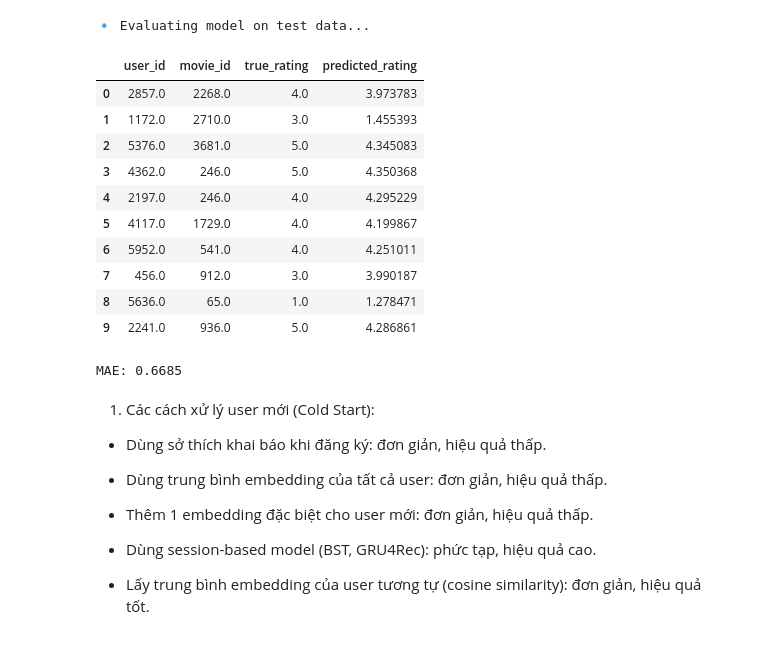
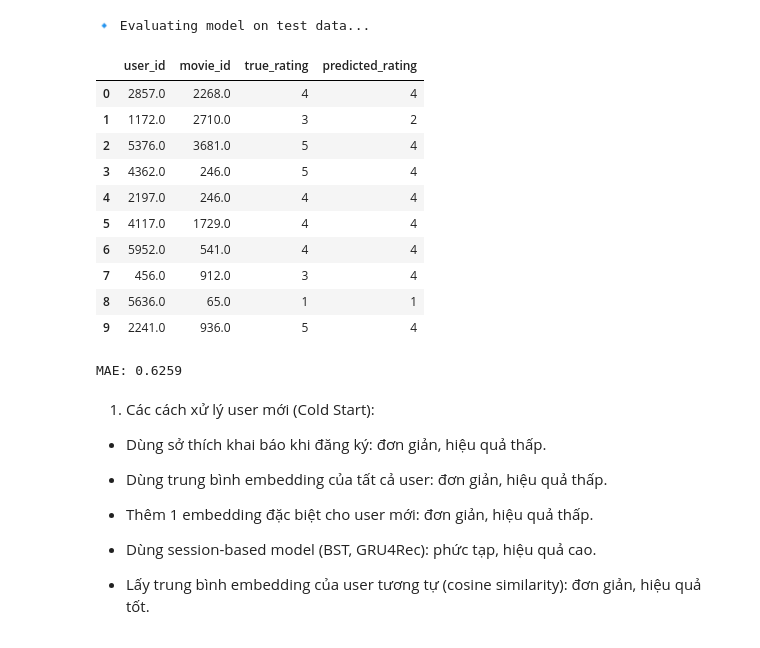
Before and after one commit to Chi-nguyenthiha/DoAn_63133022_NguyenThiHaChi_TTQL, a Jupyter notebook: notebooks/NCF_riu_ver2.ipynb, the cells around one changed output. Cells and saved outputs as stored; diff of their text form; code cells hidden in the pictures.

```diff
--- a/notebooks/NCF_riu_ver2.ipynb
+++ b/notebooks/NCF_riu_ver2.ipynb
@@ -66,9 +66,12 @@ import os
 os.makedirs("weights", exist_ok=True)
 # %%
 print("🔹 Loading data...")
-ratings_data = pd.read_csv('/Users/chi.nguyenth/Documents/DoAn_63133022_NguyenThiHaChi/dataset/1m/ratings.dat', sep='::', names=cols_dict['ratings'], engine='python')
-users_data = pd.read_csv('/Users/chi.nguyenth/Documents/DoAn_63133022_NguyenThiHaChi/dataset/1m/users.dat', sep='::', names=cols_dict['users'], engine='python')
-items_data = pd.read_csv('/Users/chi.nguyenth/Documents/DoAn_63133022_NguyenThiHaChi/dataset/1m/movies.dat', sep='::', names=cols_dict['items'], encoding='latin-1', engine='python')
+ratings_data = pd.read_csv('/Users/chi.nguyenth/Documents/DoAn_63133022_NguyenThiHaChi/dataset/1m/ratings.dat',
+                           sep='::', names=cols_dict['ratings'], engine='python')
+users_data = pd.read_csv('/Users/chi.nguyenth/Documents/DoAn_63133022_NguyenThiHaChi/dataset/1m/users.dat',
+                         sep='::', names=cols_dict['users'], engine='python')
+items_data = pd.read_csv('/Users/chi.nguyenth/Documents/DoAn_63133022_NguyenThiHaChi/dataset/1m/movies.dat',
+                         sep='::', names=cols_dict['items'], encoding='latin-1', engine='python')
 
 print("✅ Data loaded.")
 print("Ratings data (3 rows):")
@@ -339,36 +342,42 @@ with torch.no_grad():
 # %%
 # Đưa dữ liệu thực và dự đoán vào DataFrame
 results_df = pd.DataFrame({
     'user_id': y_ratings_test[:, 0],
     'movie_id': y_ratings_test[:, 1],
-    'true_rating': y_ratings_test[:, 2],    # Rating gốc
-    'predicted_rating': y_pred.flatten()    # Rating model dự đoán
+    'true_rating': y_ratings_test[:, 2],
+    'predicted_rating': y_pred.flatten()
 })
 
-# Scale lại nếu cần (vì bạn normalize rating từ 0–1 lúc training)
+# Scale lại
 results_df['true_rating'] = results_df['true_rating'] * 5
 results_df['predicted_rating'] = results_df['predicted_rating'] * 5
 
-# Preview
+# Làm tròn và chuyển thành số nguyên
+results_df['predicted_rating'] = results_df['predicted_rating'].round().astype(int)
+
+# Nếu muốn true_rating cũng thành số nguyên:
+results_df['true_rating'] = results_df['true_rating'].round().astype(int)
+
+# Xem kết quả
 display(results_df.head(10))
 # %% [output]
 |  | user_id | movie_id | true_rating | predicted_rating |
-| 0 | 2857.0 | 2268.0 | 4.0 | 3.973783 |
-| 1 | 1172.0 | 2710.0 | 3.0 | 1.455393 |
-| 2 | 5376.0 | 3681.0 | 5.0 | 4.345083 |
-| 3 | 4362.0 | 246.0 | 5.0 | 4.350368 |
-| 4 | 2197.0 | 246.0 | 4.0 | 4.295229 |
-| 5 | 4117.0 | 1729.0 | 4.0 | 4.199867 |
-| 6 | 5952.0 | 541.0 | 4.0 | 4.251011 |
-| 7 | 456.0 | 912.0 | 3.0 | 3.990187 |
-| 8 | 5636.0 | 65.0 | 1.0 | 1.278471 |
-| 9 | 2241.0 | 936.0 | 5.0 | 4.286861 |
+| 0 | 2857.0 | 2268.0 | 4 | 4 |
+| 1 | 1172.0 | 2710.0 | 3 | 2 |
+| 2 | 5376.0 | 3681.0 | 5 | 4 |
+| 3 | 4362.0 | 246.0 | 5 | 4 |
+| 4 | 2197.0 | 246.0 | 4 | 4 |
+| 5 | 4117.0 | 1729.0 | 4 | 4 |
+| 6 | 5952.0 | 541.0 | 4 | 4 |
+| 7 | 456.0 | 912.0 | 3 | 4 |
+| 8 | 5636.0 | 65.0 | 1 | 1 |
+| 9 | 2241.0 | 936.0 | 5 | 4 |
 # %%
 results_df['abs_error'] = abs(results_df['true_rating'] - results_df['predicted_rating'])
 mae = results_df['abs_error'].mean()
 print(f"MAE: {mae:.4f}")
 # %% [output]
-MAE: 0.6685
+MAE: 0.6259
 # %% [markdown]
 1. Các cách xử lý user mới (Cold Start):
 - Dùng sở thích khai báo khi đăng ký: đơn giản, hiệu quả thấp.
```
Also changed, not shown: parts of 4 cells of this notebook, 4 other files.
